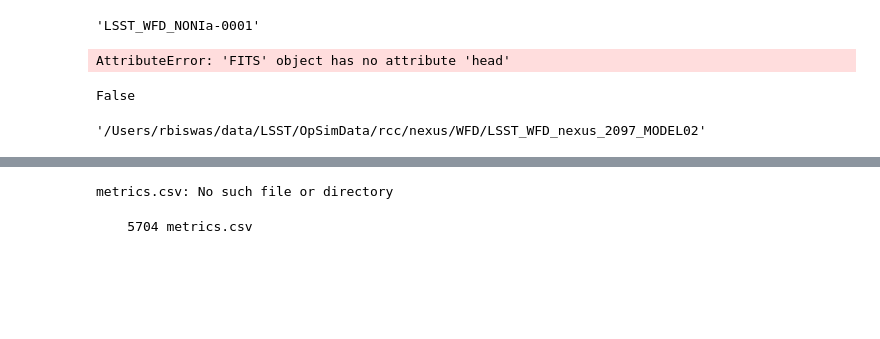
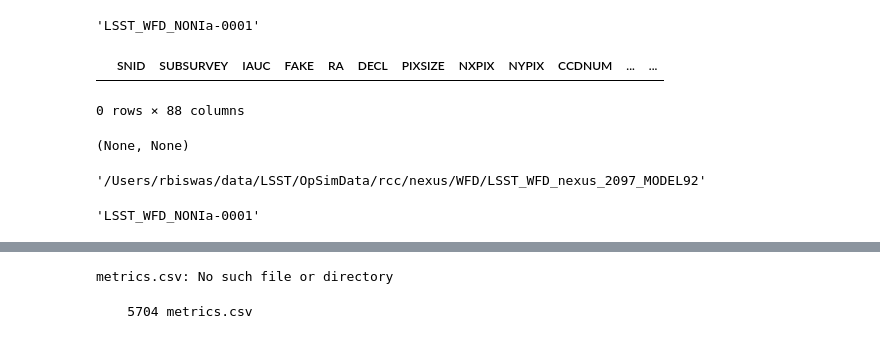
Before and after one commit to rbiswas4/Correlations, a Jupyter notebook: examples/fromSNANA.ipynb, the cells around one changed output, grey strips where cells are left out. Drawn from its saved outputs; the diff is of its cells as text; code cells hidden in the pictures; blank space fills up the shorter version.

```diff
--- a/examples/fromSNANA.ipynb
+++ b/examples/fromSNANA.ipynb
@@ -9,0 +12,2 @@ import sndata
+# %%
+location = '/Users/rbiswas/data/LSST/OpSimData/rcc/nexus/WFD/LSST_WFD_nexus_2097_MODEL93'
@@ -52,4 +57,0 @@ hd = fitsio.FITS('/Users/rbiswas/data/LSST/OpSimData/rcc/nexus/WFD/LSST_WFD_nexu
-# %%
-hd.head()
-# %% [output]
-AttributeError: 'FITS' object has no attribute 'head'
@@ -59,4 +58,11 @@ hd  = SNANASims.p('/Users/rbiswas/data/LSST/OpSimData/rcc/nexus/WFD/LSST_WFD_nex
-# %%
-'SNID' in hd.columns
-# %% [output]
-False
+# %%
+x = SNANASims.fromSNANAfileroot(rootfile, location=location, coerce_inds2int=True)
+# %%
+x.headData.reset_index().query('SNID%50==0')
+# %% [output]
+|  | SNID | SUBSURVEY | IAUC | FAKE | RA | DECL | PIXSIZE | NXPIX | NYPIX | CCDNUM | ... | ... |
+0 rows × 88 columns
+# %%
+process_fname(files[1], location, write=True)
+# %% [output]
+(None, None)
@@ -63,4 +106,8 @@ False
 # %%
 location
 # %% [output]
-'/Users/rbiswas/data/LSST/OpSimData/rcc/nexus/WFD/LSST_WFD_nexus_2097_MODEL02'
+'/Users/rbiswas/data/LSST/OpSimData/rcc/nexus/WFD/LSST_WFD_nexus_2097_MODEL92'
+# %%
+rootfile
+# %% [output]
+'LSST_WFD_NONIa-0001'
```
Also changed, not shown: parts of 52 cells of this notebook, 2 other files.
